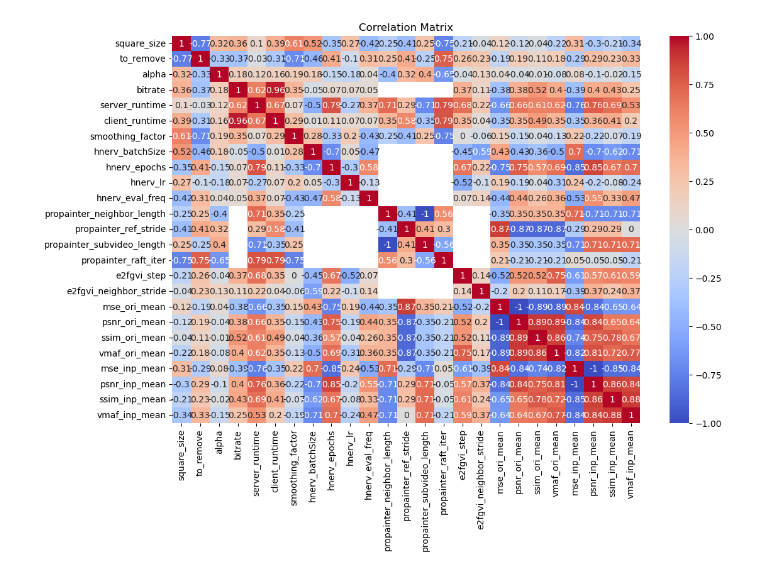
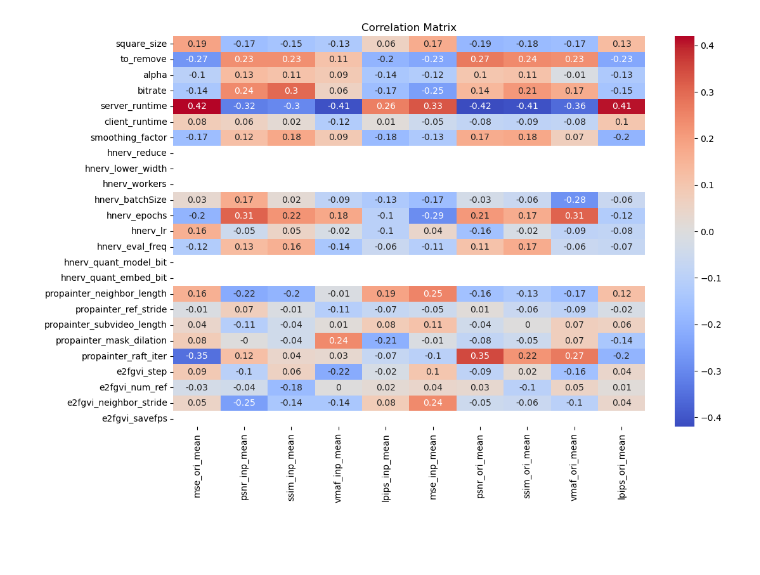
Before and after one commit to emanuele-artioli/elvis, a Jupyter notebook: show_results.ipynb, the cells around one changed output. Drawn from its saved outputs; the diff is of its cells as text; code cells hidden in the pictures; blank space fills up the shorter version.

```diff
--- a/show_results.ipynb
+++ b/show_results.ipynb
@@ -33,13 +33,26 @@ memory usage: 9.3+ KB
 # %%
+# Define the list of known quality metrics
+quality_metrics = [
+    'mse_ori_mean', 'psnr_inp_mean', 'ssim_inp_mean', 'vmaf_inp_mean', 'lpips_inp_mean',
+    'mse_inp_mean', 'psnr_ori_mean', 'ssim_ori_mean', 'vmaf_ori_mean', 'lpips_ori_mean',
+]
+
+# Identify parameters by excluding quality metrics and any non-numeric columns
+parameters = [col for col in df.columns if col not in quality_metrics and pd.api.types.is_numeric_dtype(df[col])]
+
+# Filter the data to keep only the relevant columns for correlation
+relevant_data = df[parameters + quality_metrics]
+
 # Correlation matrix to see how parameters are related
 correlation_matrix = df.corr('spearman', numeric_only=True)
-correlation_matrix = correlation_matrix.dropna(axis=0, how='all')
-correlation_matrix = correlation_matrix.dropna(axis=1, how='all')
+
+# Extract correlations between parameters and quality metrics
+correlations_with_quality = correlation_matrix.loc[parameters, quality_metrics]
 
 # Visualize the correlation matrix
 plt.figure(figsize=(12, 8))
-sns.heatmap(np.round(correlation_matrix, 2), annot=True, cmap='coolwarm')
+sns.heatmap(np.round(correlations_with_quality, 2), annot=True, cmap='coolwarm')
 plt.title('Correlation Matrix')
 plt.show()
 # %% [output]
-[figure, old version]
+[figure, new version]
```
Also changed, not shown: parts of 5 cells of this notebook, 1 other file.
